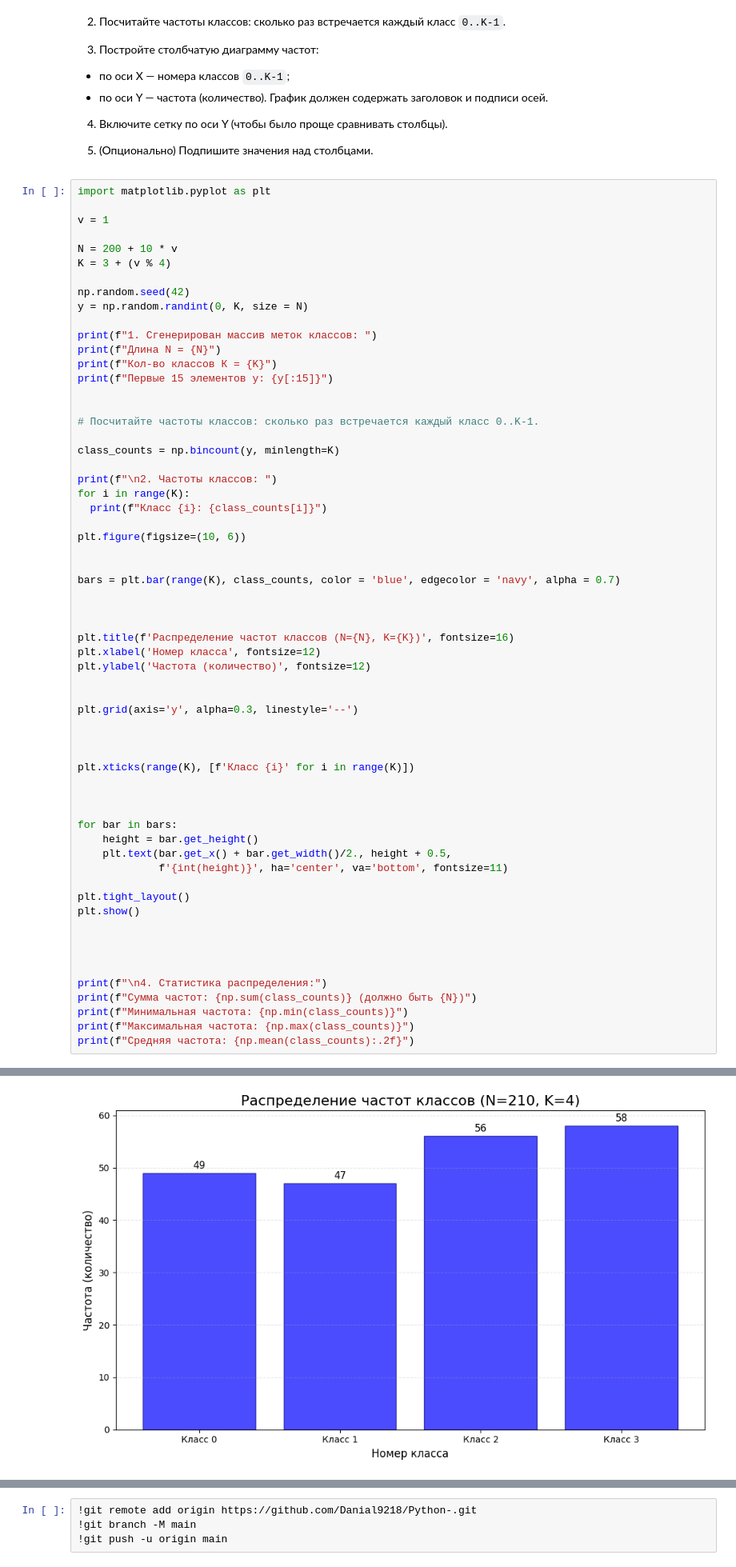
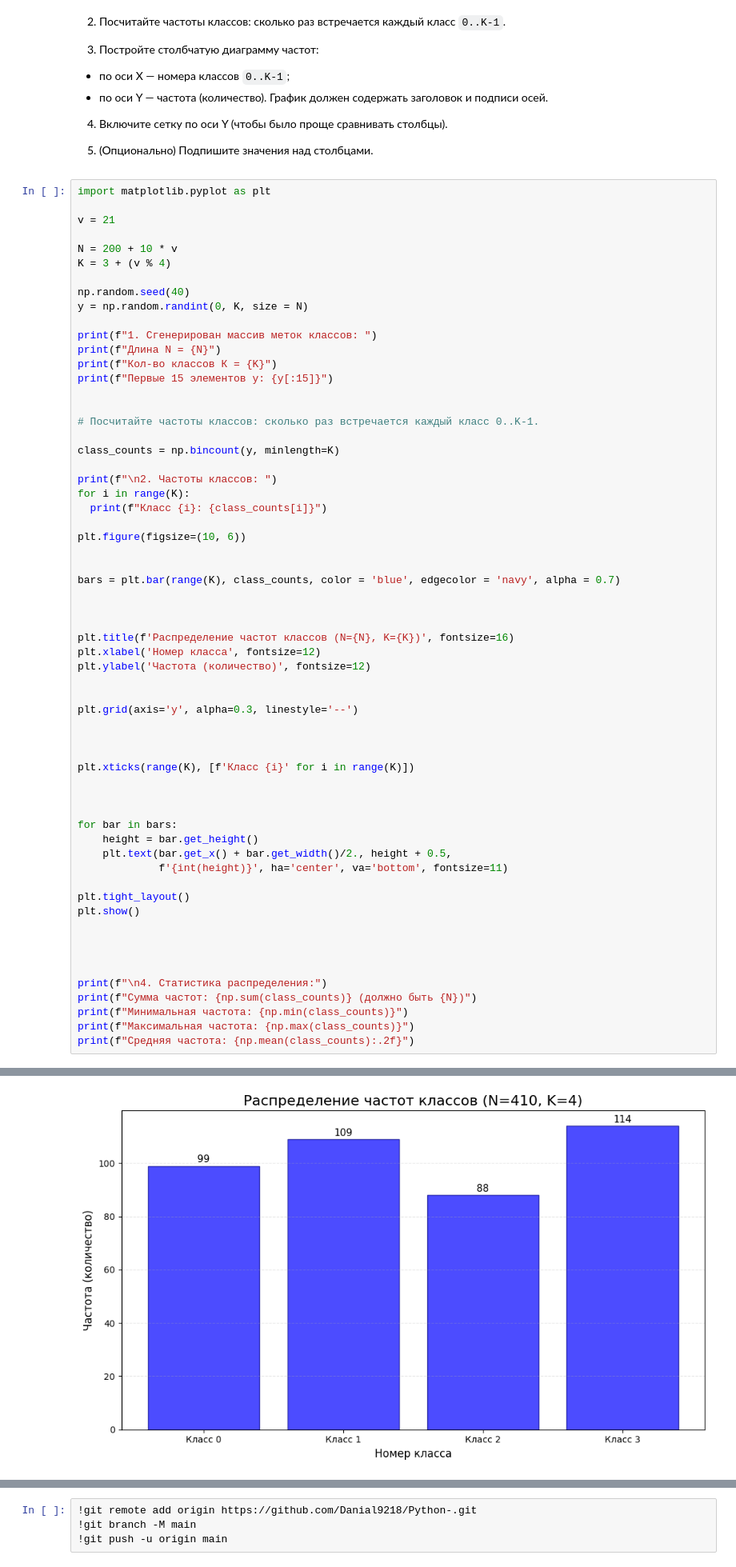
Before and after one commit to Danial9218/Python-, a Jupyter notebook: Копия_блокнота_Практическая_работа_№1_Библиотеки_Numpy_и_Matplotlib.ipynb, the cells around one changed output, grey strips where cells are left out. Shown at 80% size. Saved outputs shown, nothing was run; the diff lists cells and outputs as text.

```diff
--- a/Копия_блокнота_Практическая_работа_№1_Библиотеки_Numpy_и_Matplotlib.ipynb
+++ b/Копия_блокнота_Практическая_работа_№1_Библиотеки_Numpy_и_Matplotlib.ipynb
@@ -2117,12 +2137,12 @@ print(f"Форма B: {B.shape}")
 # %%
 import matplotlib.pyplot as plt
 
-v = 1
+v = 21
 
 N = 200 + 10 * v
 K = 3 + (v % 4)
 
-np.random.seed(42)
+np.random.seed(40)
 y = np.random.randint(0, K, size = N)
 
 print(f"1. Сгенерирован массив меток классов: ")
@@ -2189,2 +2209,2 @@ print(f"Средняя частота: {np.mean(class_counts):.2f}")
-[figure, old version]
+[figure, new version]
 4. Статистика распределения:
```
Also changed, not shown: parts of 8 cells of this notebook.
